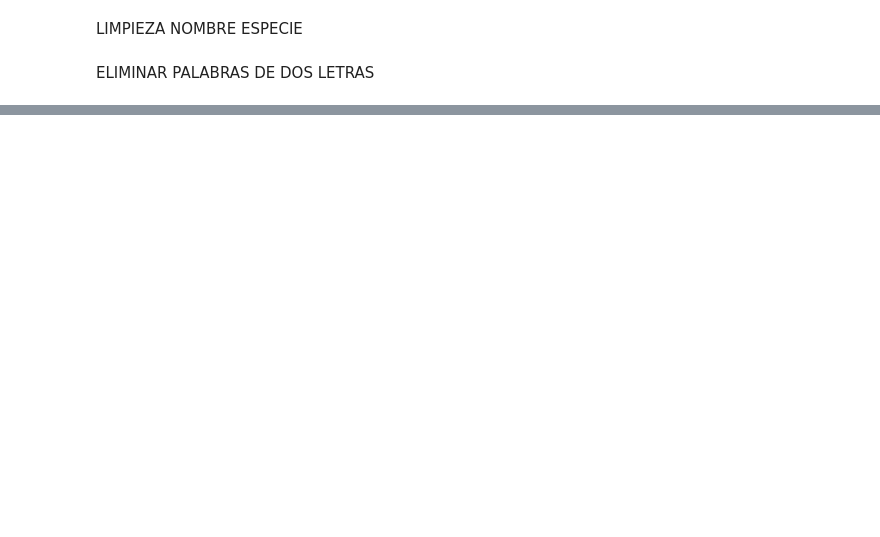
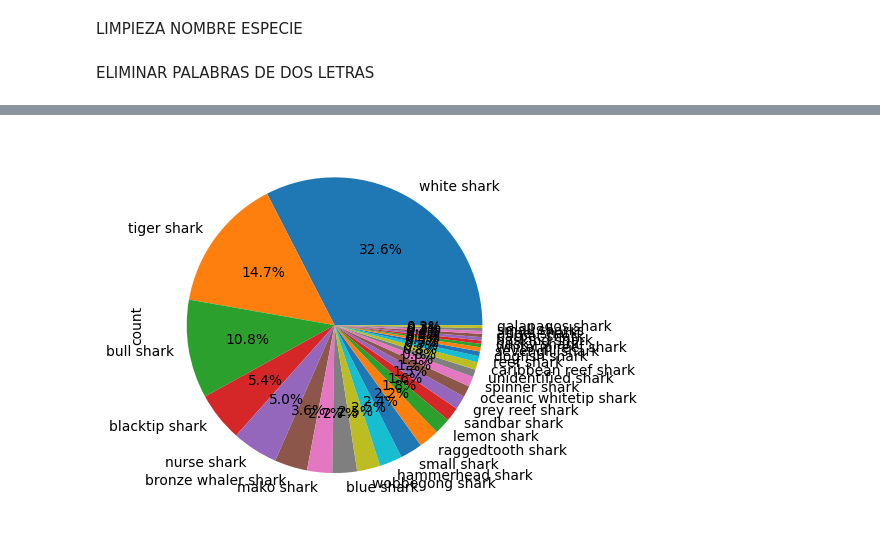
Before and after one commit to pagoba94/project1, a Jupyter notebook: Cleaning data.ipynb, the cells around one changed output, grey strips where cells are left out. Drawn from its saved outputs; the diff is of its cells as text; code cells hidden in the pictures; blank space fills up the shorter version.

```diff
--- a/Cleaning data.ipynb
+++ b/Cleaning data.ipynb
@@ -336,0 +536,2 @@ Name: species2, Length: 2938, dtype: object
+# %%
+df4['sex']=df4['sex'].str.replace(r'lli', 'unknown', regex=True)
@@ -336,0 +554,14 @@ Name: species2, Length: 2938, dtype: object
+# %%
+#creamos un df con la variable especies y fatality
+df5 = df4.loc[:, ['species2', 'fatality']]
+df5.rename(columns={'species2': 'species'}, inplace=True)
+# %%
+#modificamos los datos de la columna fatality por integers
+no_fatality = (df5['fatality'] == 'n')
+# Reemplazar las palabras en las filas seleccionadas
+df5.loc[no_fatality, 'fatality'] = 0
+# %%
+#modificamos los datos de la columna fatality por integers
+yes_fatality = (df5['fatality'] == 'y')
+# Reemplazar las palabras en las filas seleccionadas
+df5.loc[yes_fatality, 'fatality'] = 1
@@ -336,0 +578,5 @@ Name: species2, Length: 2938, dtype: object
+# %%
+sharks = df5["species"].value_counts()
+sharks.plot.pie(autopct="%.1f%%");
+# %% [output]
+[figure, added]
```
Also changed, not shown: parts of 106 cells of this notebook, 5 other files.
